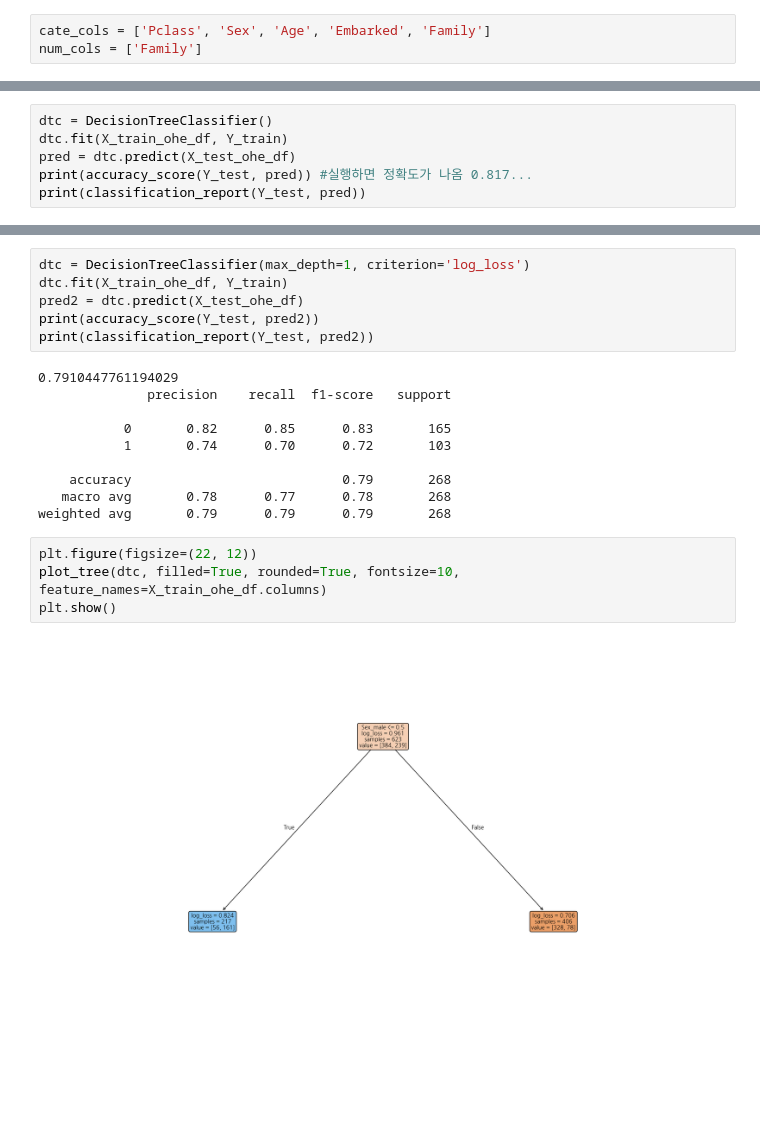
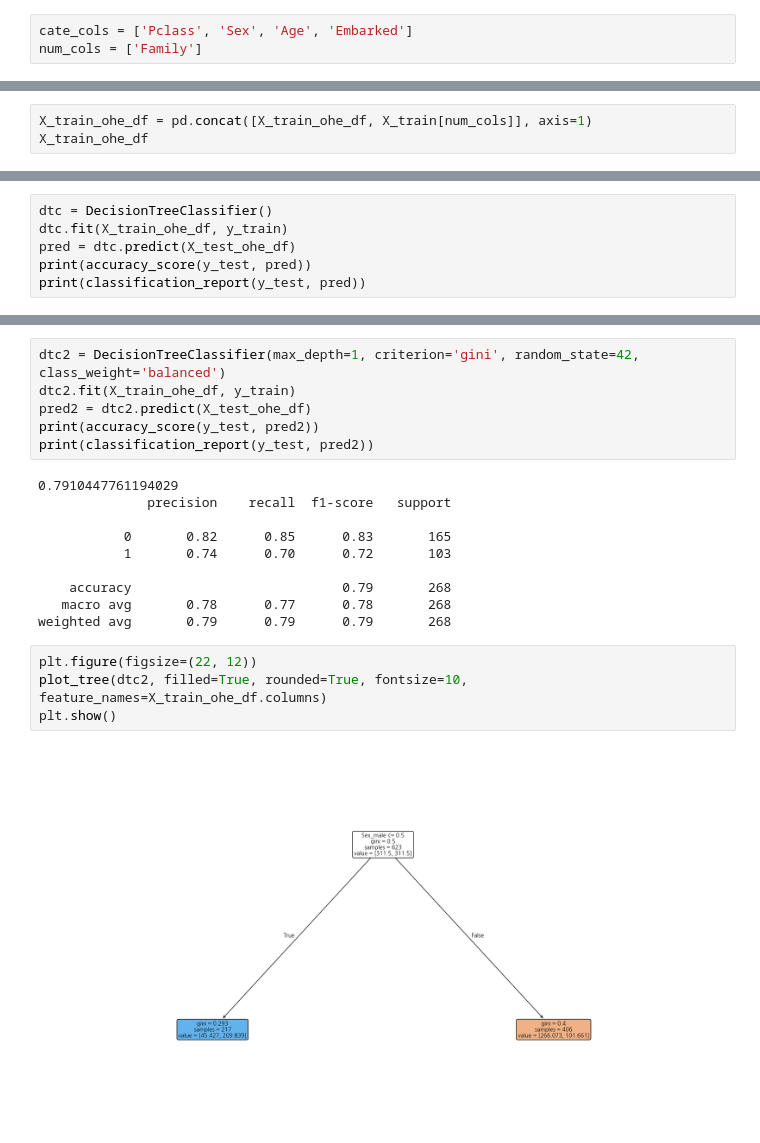
Before and after one commit to seojeong-e/fintech3, a Jupyter notebook: 06machine_learning/08지도학습_분류분석_의사결정나무.ipynb, the cells around one changed output, grey strips where cells are left out. Saved outputs shown, nothing was run; the diff lists cells and outputs as text; blank space fills up the shorter version.

```diff
--- a/06machine_learning/08지도학습_분류분석_의사결정나무.ipynb
+++ b/06machine_learning/08지도학습_분류분석_의사결정나무.ipynb
@@ -641,7 +604,7 @@ X_train
 # %%
 from sklearn.preprocessing import OneHotEncoder
 # %%
-cate_cols = ['Pclass', 'Sex', 'Age', 'Embarked', 'Family']
+cate_cols = ['Pclass', 'Sex', 'Age', 'Embarked']
 num_cols = ['Family']
 # %%
 ohe = OneHotEncoder(drop='first', handle_unknown="ignore", sparse_output=False)
@@ -695,0 +659,3 @@ X_test_ohe_df
+# %%
+X_train_ohe_df = pd.concat([X_train_ohe_df, X_train[num_cols]], axis=1)
+X_train_ohe_df
@@ -700,8 +701,8 @@ from sklearn.tree import DecisionTreeClassifier
 from sklearn.metrics import accuracy_score, classification_report
 # %%
 dtc = DecisionTreeClassifier()
-dtc.fit(X_train_ohe_df, Y_train)
+dtc.fit(X_train_ohe_df, y_train)
 pred = dtc.predict(X_test_ohe_df)
-print(accuracy_score(Y_test, pred)) #실행하면 정확도가 나옴 0.817...
-print(classification_report(Y_test, pred))
+print(accuracy_score(y_test, pred))
+print(classification_report(y_test, pred))
 # %% [output]
@@ -742,11 +728,11 @@ plt.show()
 # %% [markdown]
 # 하이퍼파라미터 튜닝, 과적합 방지
 # %%
-dtc = DecisionTreeClassifier(max_depth=1, criterion='log_loss')
-dtc.fit(X_train_ohe_df, Y_train)
-pred2 = dtc.predict(X_test_ohe_df)
-print(accuracy_score(Y_test, pred2))
-print(classification_report(Y_test, pred2))
+dtc2 = DecisionTreeClassifier(max_depth=1, criterion='gini', random_state=42, class_weight='balanced')
+dtc2.fit(X_train_ohe_df, y_train)
+pred2 = dtc2.predict(X_test_ohe_df)
+print(accuracy_score(y_test, pred2))
+print(classification_report(y_test, pred2))
 # %% [output]
 0.7910447761194029
               precision    recall  f1-score   support
@@ -759,7 +745,7 @@ print(classification_report(Y_test, pred2))
 weighted avg       0.79      0.79      0.79       268
 # %%
 plt.figure(figsize=(22, 12))
-plot_tree(dtc, filled=True, rounded=True, fontsize=10, feature_names=X_train_ohe_df.columns)
+plot_tree(dtc2, filled=True, rounded=True, fontsize=10, feature_names=X_train_ohe_df.columns)
 plt.show()
 # %% [output]
-[figure, old version]
+[figure, new version]
```
Also changed, not shown: parts of 88 cells of this notebook, 1 other file.
